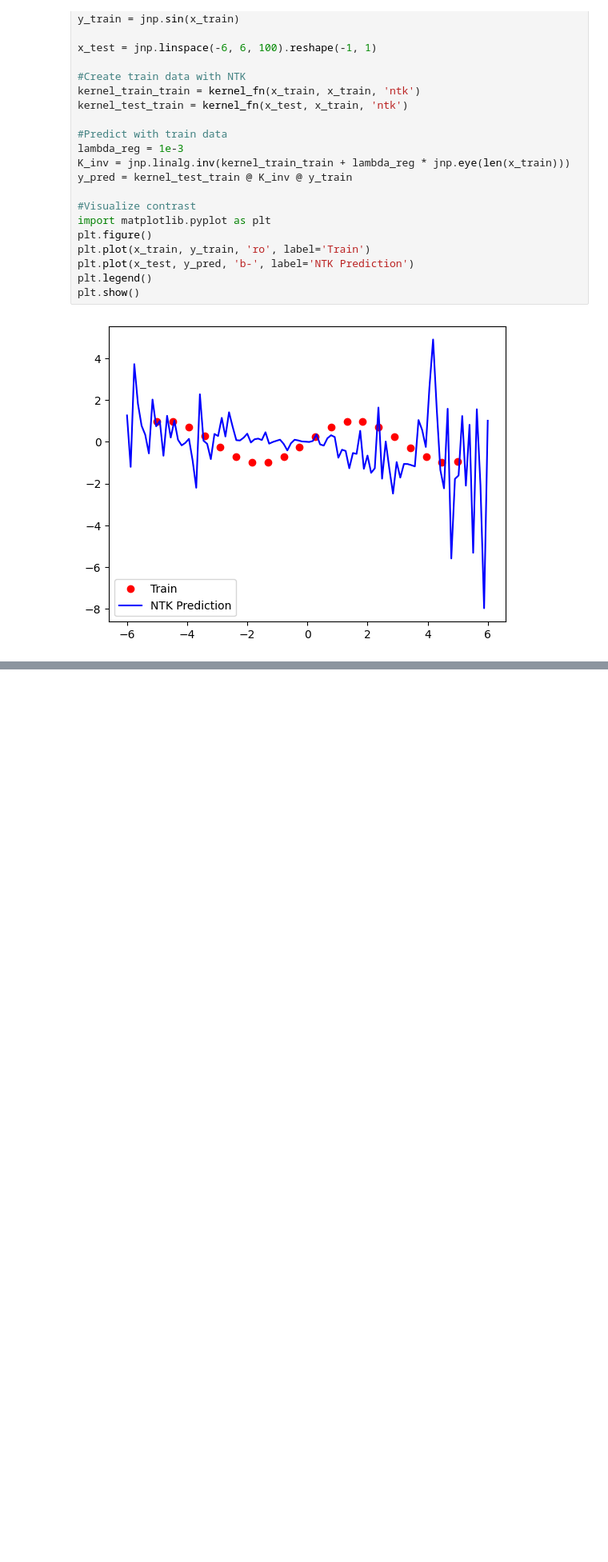
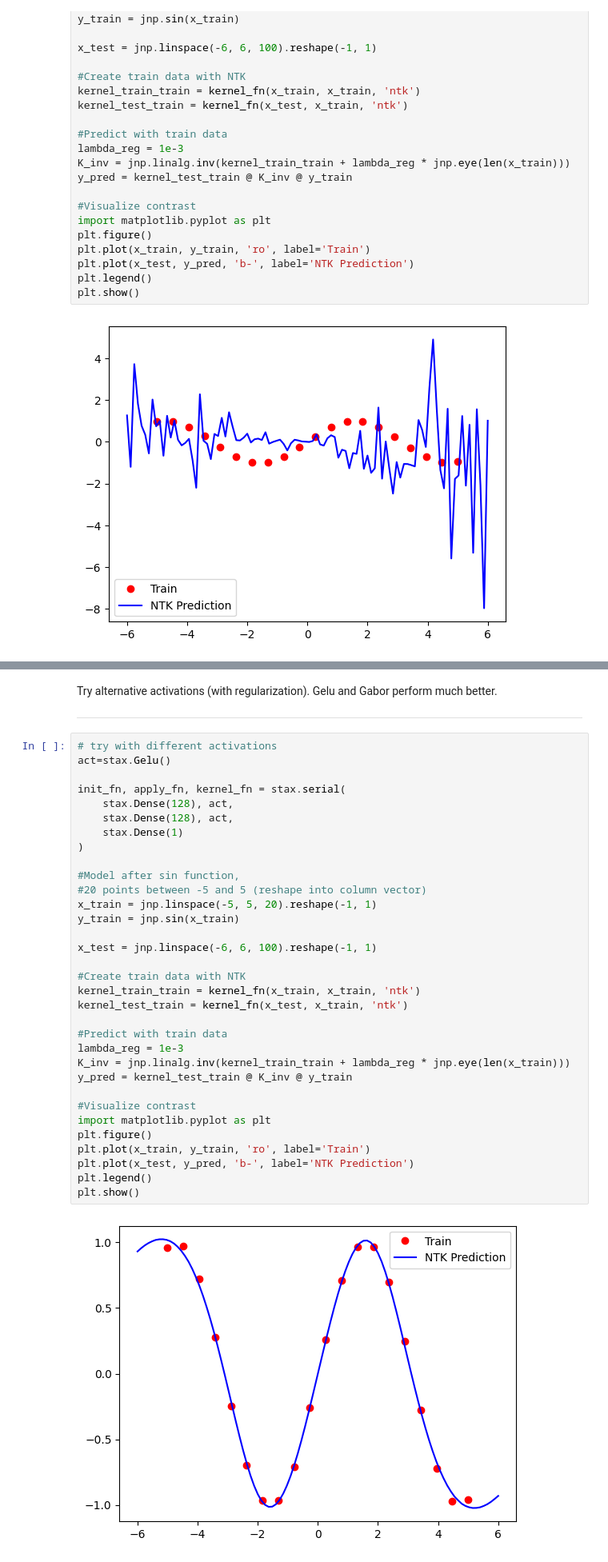
Before and after one commit to Jtrep10/NTK_Experiments, a Jupyter notebook: testNTK.ipynb, the cells around one changed output, grey strips where cells are left out. Shown: that part at 80% size. Cells and saved outputs as stored; diff of their text form; blank space fills up the shorter version.

```diff
--- a/testNTK.ipynb
+++ b/testNTK.ipynb
@@ -152,0 +130,39 @@ plt.show()
+# %% [markdown]
+Try alternative activations (with regularization). Gelu and Gabor perform much better.
+
+---
+# %%
+# try with different activations
+act=stax.Gelu()
+
+init_fn, apply_fn, kernel_fn = stax.serial(
+    stax.Dense(128), act,
+    stax.Dense(128), act,
+    stax.Dense(1)
+)
+
+#Model after sin function,
+#20 points between -5 and 5 (reshape into column vector)
+x_train = jnp.linspace(-5, 5, 20).reshape(-1, 1)
+y_train = jnp.sin(x_train)
+
+x_test = jnp.linspace(-6, 6, 100).reshape(-1, 1)
+
+#Create train data with NTK
+kernel_train_train = kernel_fn(x_train, x_train, 'ntk')
+kernel_test_train = kernel_fn(x_test, x_train, 'ntk')
+
+#Predict with train data
+lambda_reg = 1e-3
+K_inv = jnp.linalg.inv(kernel_train_train + lambda_reg * jnp.eye(len(x_train)))
+y_pred = kernel_test_train @ K_inv @ y_train
+
+#Visualize contrast
+import matplotlib.pyplot as plt
+plt.figure()
+plt.plot(x_train, y_train, 'ro', label='Train')
+plt.plot(x_test, y_pred, 'b-', label='NTK Prediction')
+plt.legend()
+plt.show()
+# %% [output]
+[figure, added]
```
Also changed, not shown: parts of 16 cells of this notebook.
